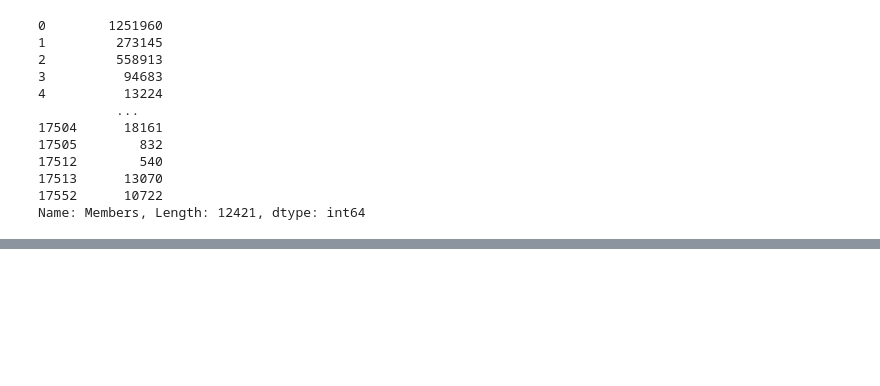
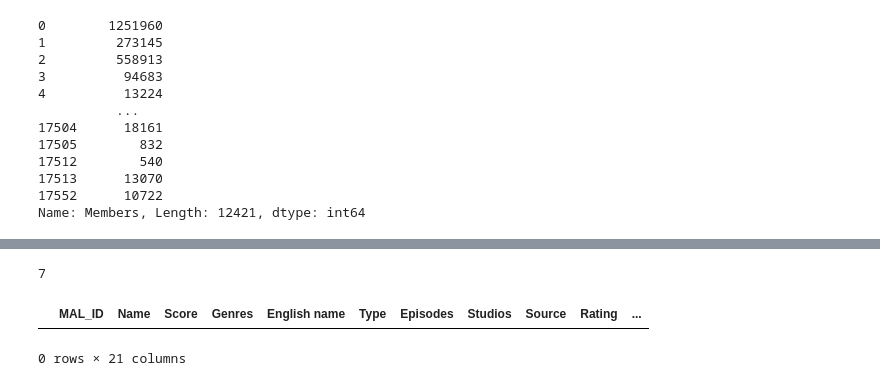
Before and after one commit to 3065923/Anime-Recommender, a Jupyter notebook: anime_clean.ipynb, the cells around one changed output, grey strips where cells are left out. Saved outputs shown, nothing was run; the diff lists cells and outputs as text; code cells hidden in the pictures; blank space fills up the shorter version.

```diff
--- a/anime_clean.ipynb
+++ b/anime_clean.ipynb
@@ -13,4 +11,4 @@ import sklearn.datasets as dta
 from scipy.stats import linregress
 # %%
 #file test
-kaggle_work_plz = "data/Anime_csv.csv"
+kaggle_anime_df = "data/Anime_csv.csv"
@@ -21,5 +19,5 @@ kaggle_work_plz
 # %%
-anime_metadata = pd.read_csv(kaggle_work_plz)
+anime_metadata = pd.read_csv(kaggle_anime_df)
 anime_metadata.head(2)
 # %% [output]
 |  | MAL_ID | Name | Score | Genres | English name | Japanese name | Type | Episodes | Aired | ... |
@@ -120,10 +120,10 @@ Name: Members, Length: 12421, dtype: int64
 # cleaned_anime_df.drop('Japanese name', 'Aired', 'Premiered', 'Producers', 'Licensors', 'Durations', 'Ranked', 'Members', 'Favorites', 'Watching', 'Completed', 'On-Hold', 'Dropped','Plan to Watch', 'Score-10', 'Score-9', 'Score-8', 'Score-7', 'Score-6','Score-5', 'Score-4', 'Score-3', 'Score-2', 'Score-1')
 
 # drop function can only take up to 8
-cleaned_anime_df= cleaned_anime_df.drop(['Japanese name', 'Aired', 'Premiered', 'Producers', 'Licensors'], axis=1)
+cleaned_anime_df= cleaned_anime_df.drop(['Japanese name', 'Aired', 'Premiered', 'Producers', 'Licensors','Plan to Watch'], axis=1)
 cleaned_anime_df= cleaned_anime_df.drop(['Duration', 'Ranked', 'Members', 'Favorites', 'Watching', 'Completed', 'On-Hold', 'Dropped'], axis=1)
-cleaned_anime_df= cleaned_anime_df.drop(['Plan to Watch', 'Score-10', 'Score-9', 'Score-8', 'Score-7', 'Score-6','Score-5', 'Score-4'], axis=1)
-cleaned_anime_df= cleaned_anime_df.drop(['Score-3', 'Score-2', 'Score-1'], axis=1)
+# cleaned_anime_df= cleaned_anime_df.drop(['Score-10', 'Score-9', 'Score-8', 'Score-7', 'Score-6','Score-5', 'Score-4'], axis=1)
+# cleaned_anime_df= cleaned_anime_df.drop(['Score-3', 'Score-2', 'Score-1'], axis=1)
 cleaned_anime_df
 # %% [output]
 |  | MAL_ID | Name | Score | Genres | English name | Type | Episodes | Studios | Source | Rating | ... |
@@ -141,0 +162,17 @@ cleaned_anime_df
+# %%
+# how many "Uknowns in Sore fields?"
+(cleaned_anime_df['Score-1']=='Unknown').sum()
+# %% [output]
+7
+# %%
+cleaned_anime_df= cleaned_anime_df.replace({'Score-9': 'Unknown',
+                         'Score-8': 'Unknown',
+                         'Score-4': 'Unknown',
+                         'Score-3': 'Unknown',
+                         'Score-2': 'Unknown',
+                         'Score-1': 'Unknown'}, 0)
+# %%
+cleaned_anime_df.loc[cleaned_anime_df['Score-9']== 'Unknown']
+# %% [output]
+|  | MAL_ID | Name | Score | Genres | English name | Type | Episodes | Studios | Source | Rating | ... |
+0 rows × 21 columns
```
Also changed, not shown: parts of 12 cells of this notebook.
